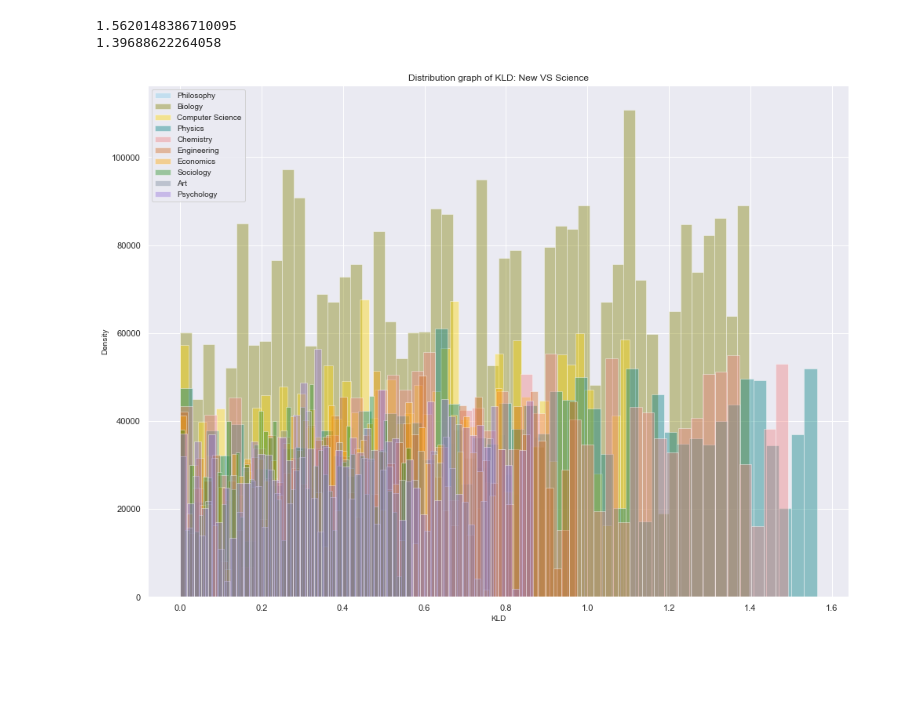
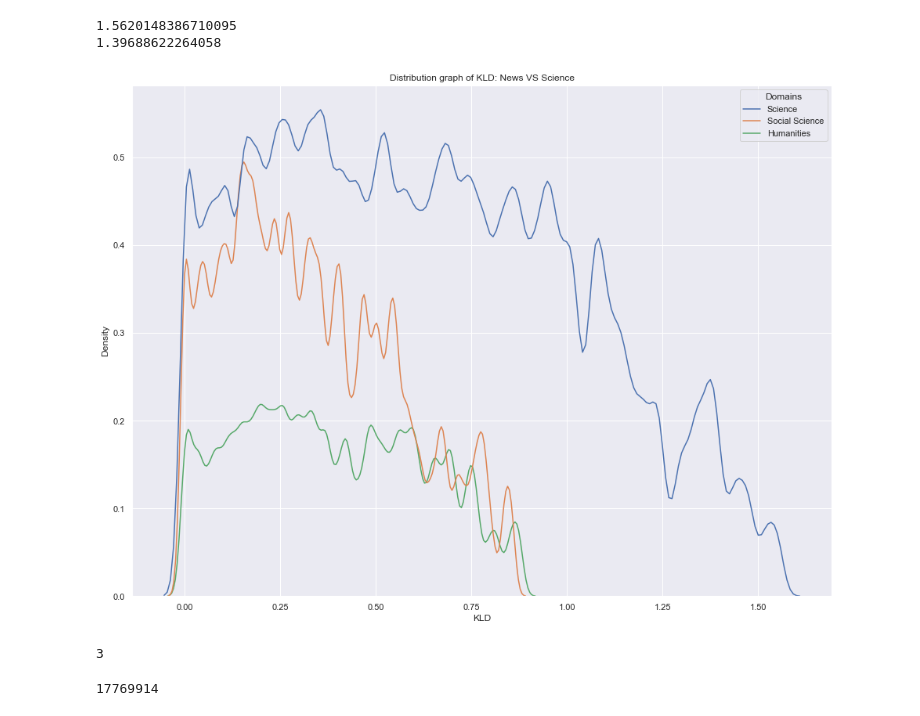
Before and after one commit to XiaoxuanLu/Capstone, a Jupyter notebook: Lemma_KLD.ipynb, the cells around one changed output. Saved outputs shown, nothing was run; the diff lists cells and outputs as text; code cells hidden in the pictures; blank space fills up the shorter version.

```diff
--- a/Lemma_KLD.ipynb
+++ b/Lemma_KLD.ipynb
@@ -595,26 +595,27 @@ kl_soc= kl_dd(p_a, p_b)
 # %%
 # libraries & dataset
 import seaborn as sns
 import matplotlib.pyplot as plt
 # set a grey background (use sns.set_theme() if seaborn version 0.11.0 or above)
 sns.set(style="darkgrid")
 
 plt.figure(figsize=(16, 12))
+sns.kdeplot(data=df, x="KLD", hue="Domains")
 
-sns.distplot(kl_ab, color="skyblue", label="Philosophy", kde=False)
-sns.distplot(kl_bio, color="olive", label="Biology",kde=False)
-sns.distplot(kl_cs, color="gold", label="Computer Science",kde=False)
-sns.distplot(kl_phy, color="teal", label="Physics",kde=False)
-sns.distplot(kl_che, color="lightcoral", label="Chemistry", kde=False)
-sns.distplot(kl_eng, color="chocolate", label="Engineering",kde=False)
-sns.distplot(kl_eco, color="orange", label="Economics",kde=False)
-sns.distplot(kl_soc, color="forestgreen", label="Sociology",kde=False)
-sns.distplot(kl_art, color="lightslategray", label="Art",kde=False)
-sns.distplot(kl_psy, color="mediumpurple", label="Psychology",kde=False)
-plt.xlabel("KLD", size=10)
-plt.ylabel("Density", size=10)
-plt.title("Distribution graph of KLD: New VS Science")
-plt.legend(loc=2, prop={'size': 10})
+# sns.distplot(kl_ab, color="skyblue", label="Philosophy", hist=False, kde=True)
+# sns.distplot(kl_bio, color="olive", label="Biology",hist=False, kde=True)
+# sns.distplot(kl_cs, color="gold", label="Computer Science",hist=False, kde=True)
+# sns.distplot(kl_phy, color="teal", label="Physics",hist=False, kde=True)
+# sns.distplot(kl_che, color="lightcoral", label="Chemistry", hist=False, kde=True)
+# sns.distplot(kl_eng, color="chocolate", label="Engineering",hist=False, kde=True)
+# sns.distplot(kl_eco, color="orange", label="Economics",hist=False, kde=True)
+# sns.distplot(kl_soc, color="forestgreen", label="Sociology",hist=False, kde=True)
+# sns.distplot(kl_art, color="lightslategray", label="Art",hist=False, kde=True)
+# sns.distplot(kl_psy, color="mediumpurple", label="Psychology",hist=False, kde=True)
+# plt.xlabel("KLD", size=10)
+# plt.ylabel("Density", size=10)
+plt.title("Distribution graph of KLD: News VS Science")
+# plt.legend(loc=2, prop={'size': 10})
 plt.savefig('dis_new_sci')
 # %% [output]
-[figure, old version]
+[figure, new version]
@@ -620,0 +624,4 @@ plt.savefig('dis_new_sci')
+# %%
+len(lst)
+# %% [output]
+3
@@ -620,0 +630,4 @@ plt.savefig('dis_new_sci')
+# %%
+len(lst2)
+# %% [output]
+17769914
```
Also changed, not shown: parts of 4 cells of this notebook, 1 other file.
